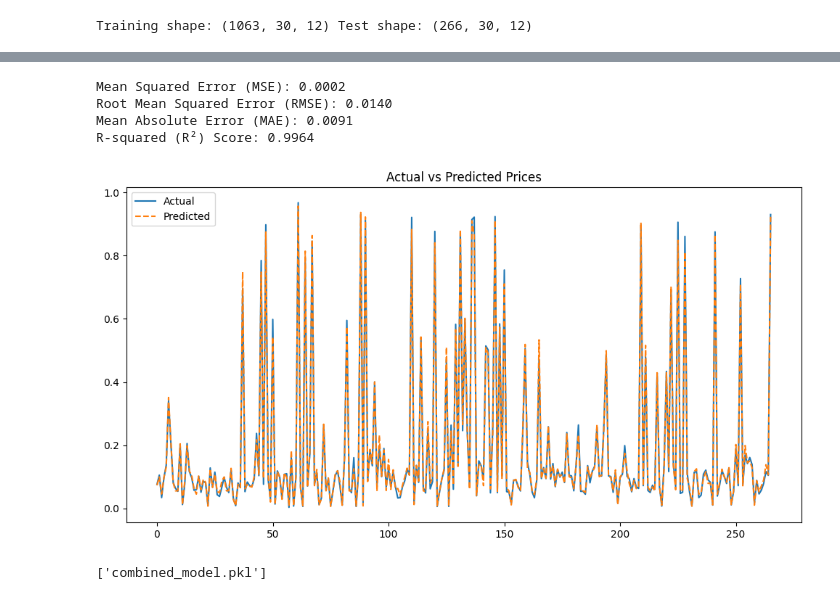
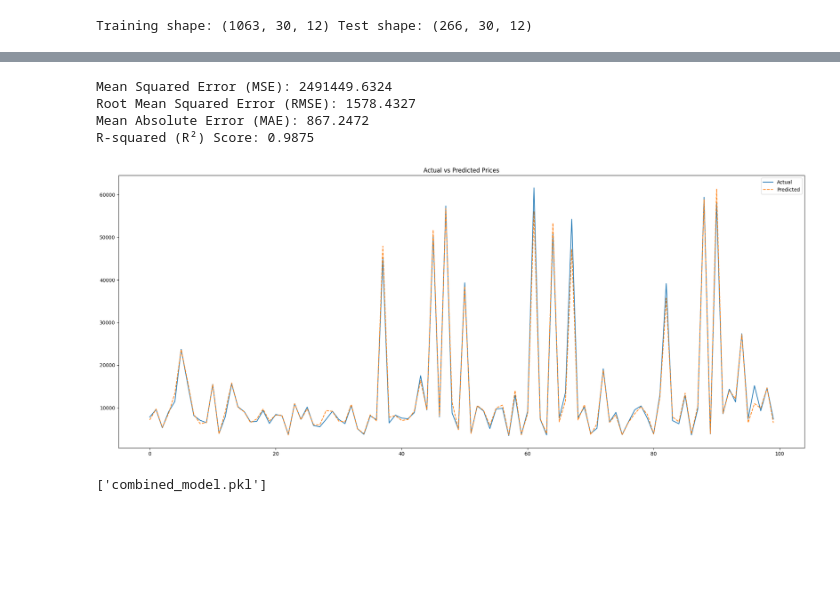
Before and after one commit to OussamaDevs/PFA-S9, a Jupyter notebook: Final CNN + XGB.ipynb, the cells around one changed output, grey strips where cells are left out. Drawn from its saved outputs; the diff is of its cells as text; code cells hidden in the pictures; blank space fills up the shorter version.

```diff
--- a/Final CNN + XGB.ipynb
+++ b/Final CNN + XGB.ipynb
@@ -108,41 +131,37 @@ Extracted CNN Features Shape: (1063, 32)
 # %%
-# Train XGBoost on CNN features
-xgb_model = xgb.XGBRegressor(n_estimators=100, learning_rate=0.1, max_depth=5, random_state=42)
-xgb_model.fit(X_train_cnn_features, y_train)
+xgb_model = xgb.XGBRegressor(n_estimators=200, learning_rate=0.1, max_depth=10, random_state=42)
+xgb_model.fit(X_train_cnn_features, y_train)  # No need to scale y_train
 
 # Make predictions
 y_pred_xgb = xgb_model.predict(X_test_cnn_features)
 
-# Inverse transform predictions
-y_pred_xgb_rescaled = target_scaler.inverse_transform(y_pred_xgb.reshape(-1, 1))
-y_test_rescaled = target_scaler.inverse_transform(y_test.reshape(-1, 1))
 # Compute evaluation metrics
-mse = mean_squared_error(y_test_rescaled, y_pred_xgb_rescaled)
+mse = mean_squared_error(y_test, y_pred_xgb)
 rmse = np.sqrt(mse)
-mae = mean_absolute_error(y_test_rescaled, y_pred_xgb_rescaled)
-r2 = r2_score(y_test_rescaled, y_pred_xgb_rescaled)
+mae = mean_absolute_error(y_test, y_pred_xgb)
+r2 = r2_score(y_test, y_pred_xgb)
 
 # Print results
 print(f"Mean Squared Error (MSE): {mse:.4f}")
 print(f"Root Mean Squared Error (RMSE): {rmse:.4f}")
 print(f"Mean Absolute Error (MAE): {mae:.4f}")
 print(f"R-squared (R²) Score: {r2:.4f}")
 
 # Plot actual vs predicted values
-plt.figure(figsize=(12, 6))
-plt.plot(y_test_rescaled, label="Actual")
-plt.plot(y_pred_xgb_rescaled, label="Predicted", linestyle="dashed")
+plt.figure(figsize=(25, 10))
+plt.plot(y_test[0:100], label="Actual")
+plt.plot(y_pred_xgb[0:100], label="Predicted", linestyle="dashed")
 plt.title("Actual vs Predicted Prices")
 plt.legend()
 
 
 plt.show()
 # %% [output]
-Mean Squared Error (MSE): 0.0002
-Root Mean Squared Error (RMSE): 0.0140
-Mean Absolute Error (MAE): 0.0091
-R-squared (R²) Score: 0.9964
+Mean Squared Error (MSE): 2491449.6324
+Root Mean Squared Error (RMSE): 1578.4327
+Mean Absolute Error (MAE): 867.2472
+R-squared (R²) Score: 0.9875
-[figure, old version]
+[figure, new version]
 # %%
 import joblib
 
```
Also changed, not shown: parts of 5 cells of this notebook, 13 other files.
